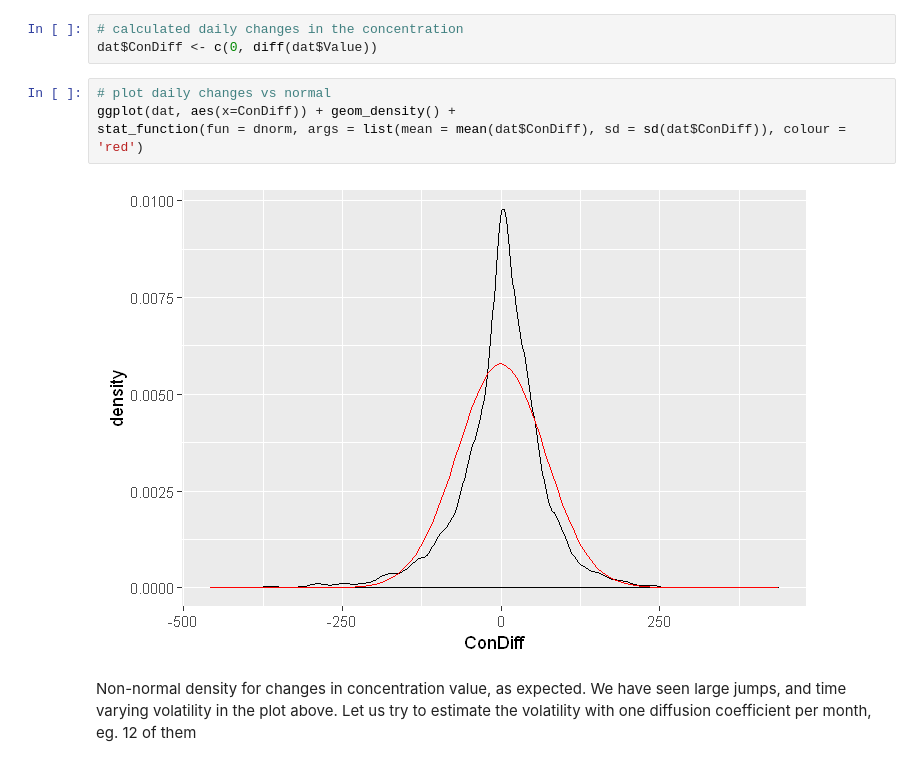
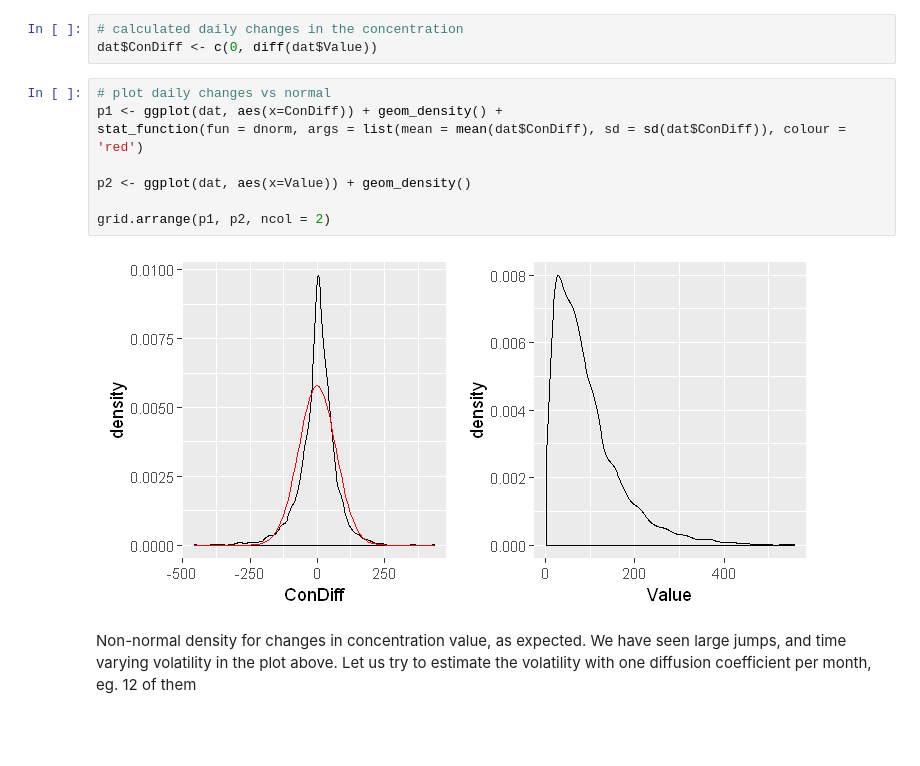
Before and after one commit to sleire/bea513, a Jupyter notebook: pollder/Proof of Concept Air Pollution Derivatives.ipynb, the cells around one changed output. Drawn from its saved outputs; the diff is of its cells as text; blank space fills up the shorter version.

Commit message:
Plots

```diff
--- a/pollder/Proof of Concept Air Pollution Derivatives.ipynb
+++ b/pollder/Proof of Concept Air Pollution Derivatives.ipynb
@@ -292,10 +293,14 @@ ggplot(dat, aes(x = Date)) +
 dat$ConDiff <- c(0, diff(dat$Value))
 # %%
 # plot daily changes vs normal
-ggplot(dat, aes(x=ConDiff)) + geom_density() +
+p1 <- ggplot(dat, aes(x=ConDiff)) + geom_density() +
 stat_function(fun = dnorm, args = list(mean = mean(dat$ConDiff), sd = sd(dat$ConDiff)), colour = 'red')
+
+p2 <- ggplot(dat, aes(x=Value)) + geom_density()
+
+grid.arrange(p1, p2, ncol = 2)
 # %% [output]
-[figure, old version]
+[figure, new version]
 # %% [markdown]
 Non-normal density for changes in concentration value, as expected. We have seen large jumps, and time varying volatility in
 the plot above. Let us try to estimate the volatility with one diffusion coefficient per month, eg. 12 of them
```
Also changed, not shown: parts of 5 cells of this notebook.
